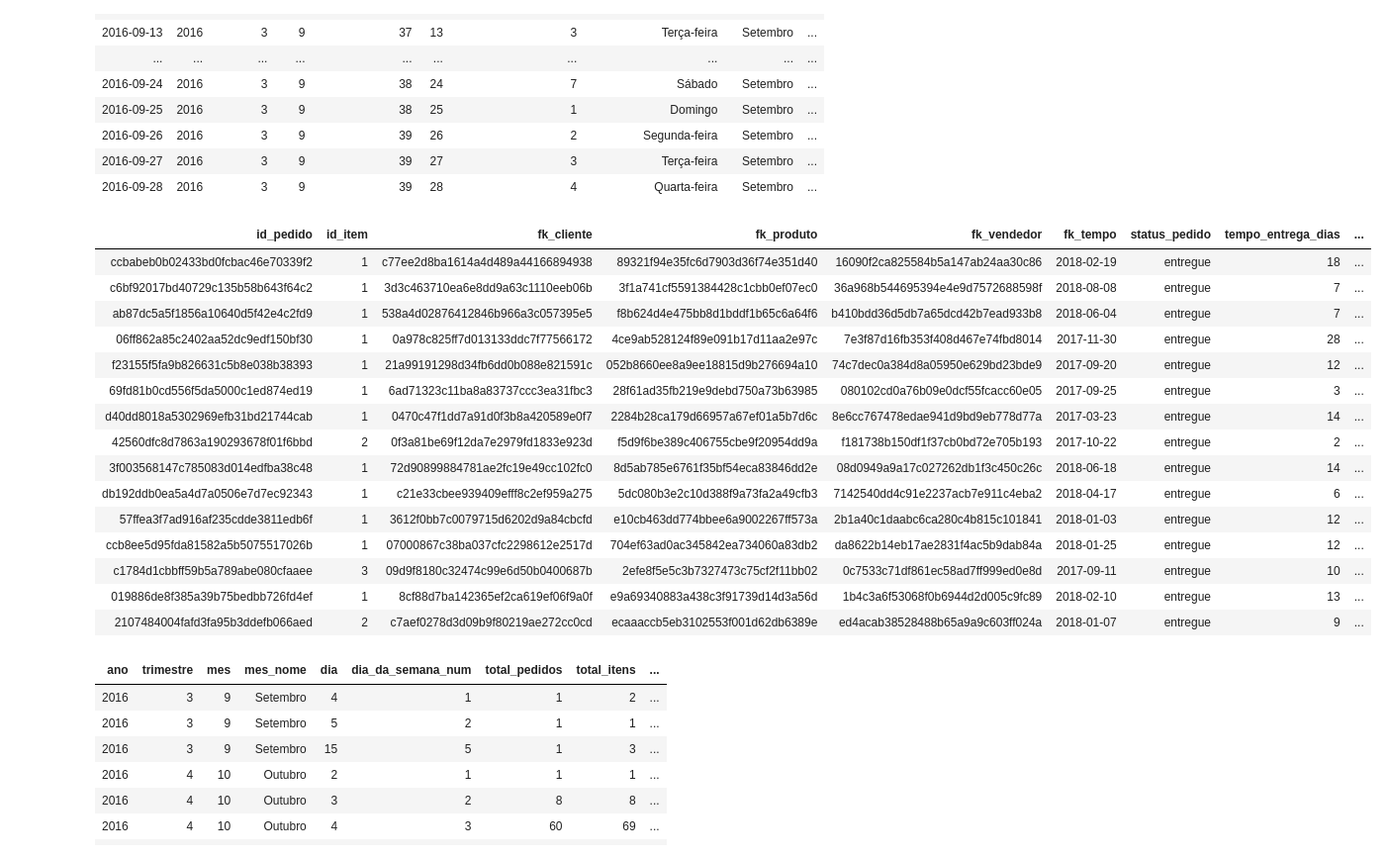
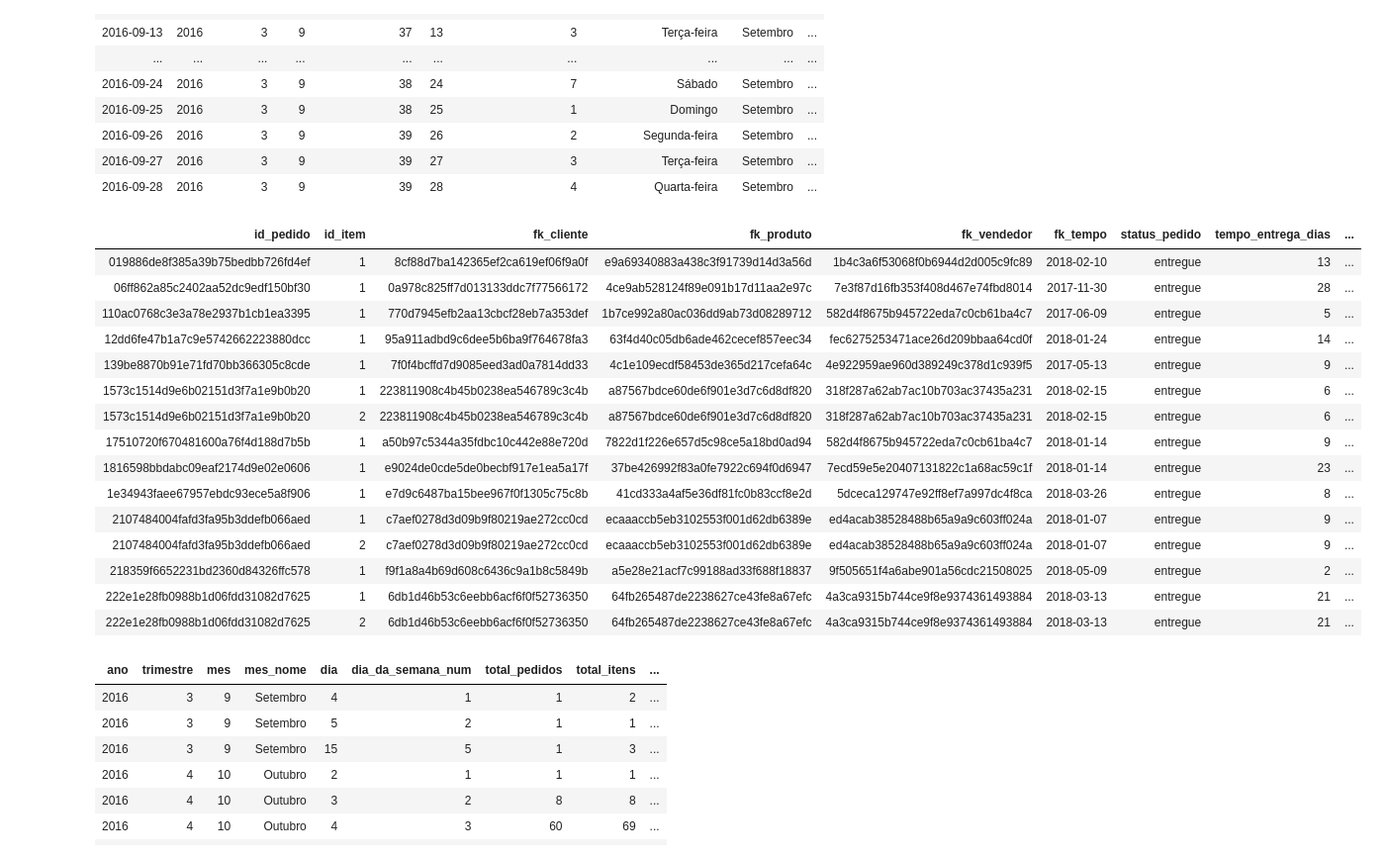
Before and after one commit to MaluArr/Atv_RocketLabDados-2025.2, a Jupyter notebook: Atividade03/Brazilian E-Commerce Gold.ipynb, the cells around one changed output. Shown at 99% size. Cells and saved outputs as stored; diff of their text form; code cells hidden in the pictures.

Commit message:
adapting gold layer to job

```diff
--- a/Atividade03/Brazilian E-Commerce Gold.ipynb
+++ b/Atividade03/Brazilian E-Commerce Gold.ipynb
@@ -319,7 +319,7 @@ select * from gold.dm_tempo order by tempo limit 25;
 # %%
 %sql
 -- Fato de vendas geral (pedido + item + tempo + avaliação + dólar)
-create table gold.ft_vendas_geral
+create or replace table gold.ft_vendas_geral
 using delta as
 with avaliacoes_por_pedido as (
   select
@@ -334,47 +334,47 @@ cotacao_por_data as (
     from silver.dm_cotacao_dolar
 )
 select
   i.id_pedido as id_pedido,
   i.id_item as id_item,
   pt.id_consumidor as fk_cliente,
   i.id_produto as fk_produto,
   i.id_vendedor as fk_vendedor,
   pt.data_pedido as fk_tempo,
   pt.status as status_pedido,
   p.tempo_entrega_dias as tempo_entrega_dias,
   p.entrega_no_prazo as entrega_no_prazo,
   cast(i.`preço_brl` as decimal(12,2)) as valor_produto_brl,
   cast(i.`preço_frete` as decimal(12,2)) as valor_frete_brl,
   cast(i.`preço_brl` + i.`preço_frete` as decimal(12,2)) as valor_total_item_brl,
   cast(i.`preço_brl` / c.cotacao_dolar as decimal (12,2)) as valor_produto_usd,
   cast(i.`preço_frete` / c.cotacao_dolar as decimal (12,2)) as valor_frete_usd,
   cast( (i.`preço_brl` + i.`preço_frete`) / c.cotacao_dolar as decimal (12,2)) as valor_total_item_usd,
   cast(c.cotacao_dolar as decimal (8,4)) as cotacao_dolar,
   cast(a.avaliacao_pedido as decimal (3,2)) as avaliacao_pedido
 
 from silver.ft_itens_pedidos i
 join silver.ft_pedido_total pt on i.id_pedido = pt.id_pedido
 join silver.ft_pedidos p on i.id_pedido = p.id_pedido
 left join avaliacoes_por_pedido a on i.id_pedido = a.id_pedido
 left join cotacao_por_data c on pt.data_pedido = c.data_cotacao;
 
 select * from gold.ft_vendas_geral limit 15;
 # %% [output]
 | id_pedido | id_item | fk_cliente | fk_produto | fk_vendedor | fk_tempo | status_pedido | tempo_entrega_dias | ... |
-| ccbabeb0b02433bd0fcbac46e70339f2 | 1 | c77ee2d8ba1614a4d489a44166894938 | 89321f94e35fc6d7903d36f74e351d40 | 16090f2ca825584b5a147ab24aa30c86 | 2018-02-19 | entregue | 18 | ... |
-| c6bf92017bd40729c135b58b643f64c2 | 1 | 3d3c463710ea6e8dd9a63c1110eeb06b | 3f1a741cf5591384428c1cbb0ef07ec0 | 36a968b544695394e4e9d7572688598f | 2018-08-08 | entregue | 7 | ... |
-| ab87dc5a5f1856a10640d5f42e4c2fd9 | 1 | 538a4d02876412846b966a3c057395e5 | f8b624d4e475bb8d1bddf1b65c6a64f6 | b410bdd36d5db7a65dcd42b7ead933b8 | 2018-06-04 | entregue | 7 | ... |
+| 019886de8f385a39b75bedbb726fd4ef | 1 | 8cf88d7ba142365ef2ca619ef06f9a0f | e9a69340883a438c3f91739d14d3a56d | 1b4c3a6f53068f0b6944d2d005c9fc89 | 2018-02-10 | entregue | 13 | ... |
 | 06ff862a85c2402aa52dc9edf150bf30 | 1 | 0a978c825ff7d013133ddc7f77566172 | 4ce9ab528124f89e091b17d11aa2e97c | 7e3f87d16fb353f408d467e74fbd8014 | 2017-11-30 | entregue | 28 | ... |
-| f23155f5fa9b826631c5b8e038b38393 | 1 | 21a99191298d34fb6dd0b088e821591c | 052b8660ee8a9ee18815d9b276694a10 | 74c7dec0a384d8a05950e629bd23bde9 | 2017-09-20 | entregue | 12 | ... |
-| 69fd81b0cd556f5da5000c1ed874ed19 | 1 | 6ad71323c11ba8a83737ccc3ea31fbc3 | 28f61ad35fb219e9debd750a73b63985 | 080102cd0a76b09e0dcf55fcacc60e05 | 2017-09-25 | entregue | 3 | ... |
-| d40dd8018a5302969efb31bd21744cab | 1 | 0470c47f1dd7a91d0f3b8a420589e0f7 | 2284b28ca179d66957a67ef01a5b7d6c | 8e6cc767478edae941d9bd9eb778d77a | 2017-03-23 | entregue | 14 | ... |
-| 42560dfc8d7863a190293678f01f6bbd | 2 | 0f3a81be69f12da7e2979fd1833e923d | f5d9f6be389c406755cbe9f20954dd9a | f181738b150df1f37cb0bd72e705b193 | 2017-10-22 | entregue | 2 | ... |
-| 3f003568147c785083d014edfba38c48 | 1 | 72d90899884781ae2fc19e49cc102fc0 | 8d5ab785e6761f35bf54eca83846dd2e | 08d0949a9a17c027262db1f3c450c26c | 2018-06-18 | entregue | 14 | ... |
-| db192ddb0ea5a4d7a0506e7d7ec92343 | 1 | c21e33cbee939409efff8c2ef959a275 | 5dc080b3e2c10d388f9a73fa2a49cfb3 | 7142540dd4c91e2237acb7e911c4eba2 | 2018-04-17 | entregue | 6 | ... |
-| 57ffea3f7ad916af235cdde3811edb6f | 1 | 3612f0bb7c0079715d6202d9a84cbcfd | e10cb463dd774bbee6a9002267ff573a | 2b1a40c1daabc6ca280c4b815c101841 | 2018-01-03 | entregue | 12 | ... |
-| ccb8ee5d95fda81582a5b5075517026b | 1 | 07000867c38ba037cfc2298612e2517d | 704ef63ad0ac345842ea734060a83db2 | da8622b14eb17ae2831f4ac5b9dab84a | 2018-01-25 | entregue | 12 | ... |
-| c1784d1cbbff59b5a789abe080cfaaee | 3 | 09d9f8180c32474c99e6d50b0400687b | 2efe8f5e5c3b7327473c75cf2f11bb02 | 0c7533c71df861ec58ad7ff999ed0e8d | 2017-09-11 | entregue | 10 | ... |
-| 019886de8f385a39b75bedbb726fd4ef | 1 | 8cf88d7ba142365ef2ca619ef06f9a0f | e9a69340883a438c3f91739d14d3a56d | 1b4c3a6f53068f0b6944d2d005c9fc89 | 2018-02-10 | entregue | 13 | ... |
+| 110ac0768c3e3a78e2937b1cb1ea3395 | 1 | 770d7945efb2aa13cbcf28eb7a353def | 1b7ce992a80ac036dd9ab73d08289712 | 582d4f8675b945722eda7c0cb61ba4c7 | 2017-06-09 | entregue | 5 | ... |
+| 12dd6fe47b1a7c9e5742662223880dcc | 1 | 95a911adbd9c6dee5b6ba9f764678fa3 | 63f4d40c05db6ade462cecef857eec34 | fec6275253471ace26d209bbaa64cd0f | 2018-01-24 | entregue | 14 | ... |
+| 139be8870b91e71fd70bb366305c8cde | 1 | 7f0f4bcffd7d9085eed3ad0a7814dd33 | 4c1e109ecdf58453de365d217cefa64c | 4e922959ae960d389249c378d1c939f5 | 2017-05-13 | entregue | 9 | ... |
+| 1573c1514d9e6b02151d3f7a1e9b0b20 | 1 | 223811908c4b45b0238ea546789c3c4b | a87567bdce60de6f901e3d7c6d8df820 | 318f287a62ab7ac10b703ac37435a231 | 2018-02-15 | entregue | 6 | ... |
+| 1573c1514d9e6b02151d3f7a1e9b0b20 | 2 | 223811908c4b45b0238ea546789c3c4b | a87567bdce60de6f901e3d7c6d8df820 | 318f287a62ab7ac10b703ac37435a231 | 2018-02-15 | entregue | 6 | ... |
+| 17510720f670481600a76f4d188d7b5b | 1 | a50b97c5344a35fdbc10c442e88e720d | 7822d1f226e657d5c98ce5a18bd0ad94 | 582d4f8675b945722eda7c0cb61ba4c7 | 2018-01-14 | entregue | 9 | ... |
+| 1816598bbdabc09eaf2174d9e02e0606 | 1 | e9024de0cde5de0becbf917e1ea5a17f | 37be426992f83a0fe7922c694f0d6947 | 7ecd59e5e20407131822c1a68ac59c1f | 2018-01-14 | entregue | 23 | ... |
+| 1e34943faee67957ebdc93ece5a8f906 | 1 | e7d9c6487ba15bee967f0f1305c75c8b | 41cd333a4af5e36df81fc0b83ccf8e2d | 5dceca129747e92ff8ef7a997dc4f8ca | 2018-03-26 | entregue | 8 | ... |
+| 2107484004fafd3fa95b3ddefb066aed | 1 | c7aef0278d3d09b9f80219ae272cc0cd | ecaaaccb5eb3102553f001d62db6389e | ed4acab38528488b65a9a9c603ff024a | 2018-01-07 | entregue | 9 | ... |
 | 2107484004fafd3fa95b3ddefb066aed | 2 | c7aef0278d3d09b9f80219ae272cc0cd | ecaaaccb5eb3102553f001d62db6389e | ed4acab38528488b65a9a9c603ff024a | 2018-01-07 | entregue | 9 | ... |
+| 218359f6652231bd2360d84326ffc578 | 1 | f9f1a8a4b69d608c6436c9a1b8c5849b | a5e28e21acf7c99188ad33f688f18837 | 9f505651f4a6abe901a56cdc21508025 | 2018-05-09 | entregue | 2 | ... |
+| 222e1e28fb0988b1d06fdd31082d7625 | 1 | 6db1d46b53c6eebb6acf6f0f52736350 | 64fb265487de2238627ce43fe8a67efc | 4a3ca9315b744ce9f8e9374361493884 | 2018-03-13 | entregue | 21 | ... |
+| 222e1e28fb0988b1d06fdd31082d7625 | 2 | 6db1d46b53c6eebb6acf6f0f52736350 | 64fb265487de2238627ce43fe8a67efc | 4a3ca9315b744ce9f8e9374361493884 | 2018-03-13 | entregue | 21 | ... |
 # %%
 %sql
```
Also changed, not shown: parts of 8 cells of this notebook.
